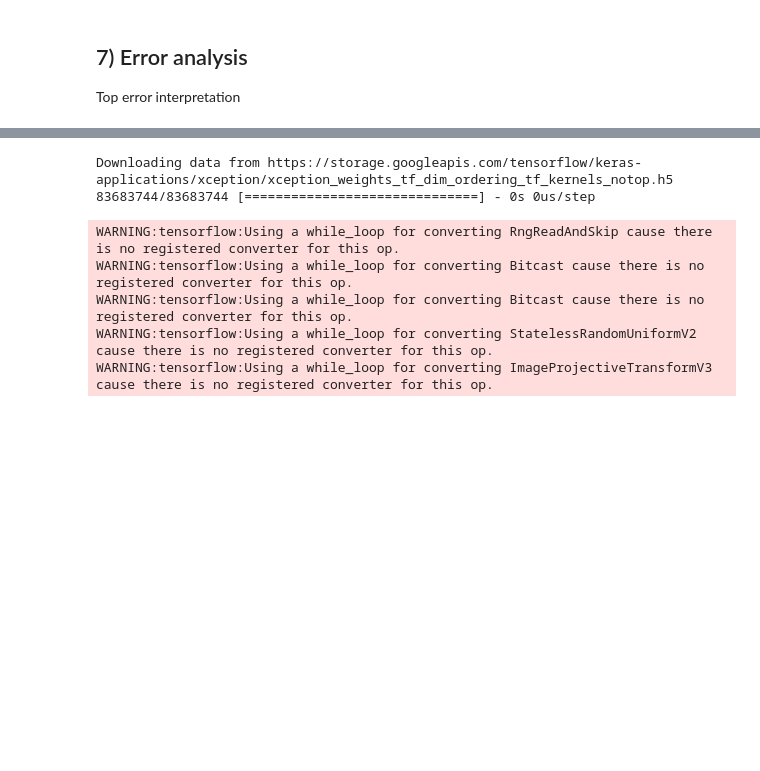
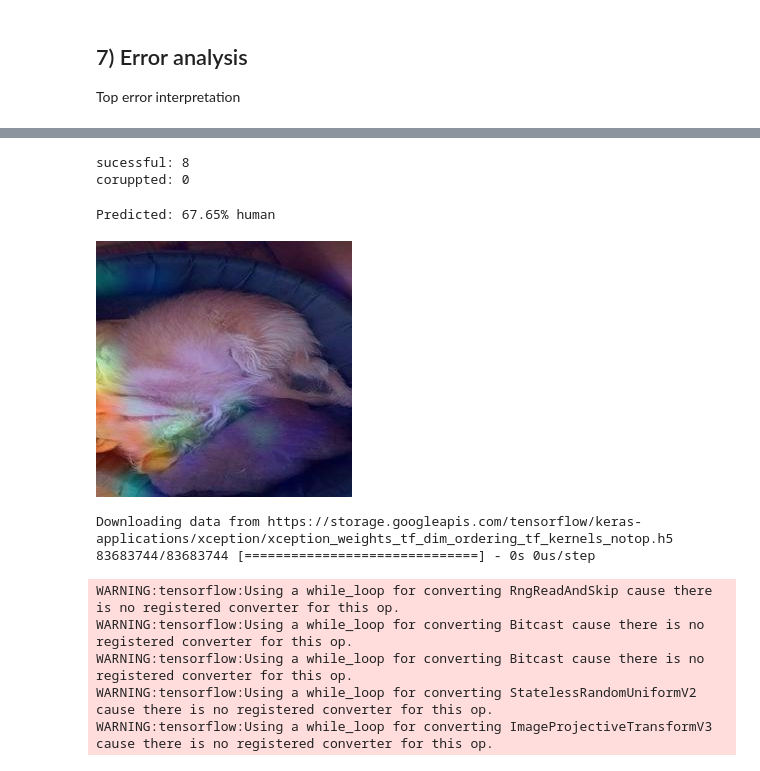
Before and after one commit to BredaUniversityADSAI/2022-23c-1fcmgt-reg-ai-01-HubertWalenczak220817, a Jupyter notebook: Week4/Creative-Brief-CNN.ipynb, the cells around one changed output, grey strips where cells are left out. Saved outputs shown, nothing was run; the diff lists cells and outputs as text; code cells hidden in the pictures; blank space fills up the shorter version.

```diff
--- a/Week4/Creative-Brief-CNN.ipynb
+++ b/Week4/Creative-Brief-CNN.ipynb
@@ -383,11 +479,0 @@ WARNING:tensorflow:Using a while_loop for converting ImageProjectiveTransformV3
-# %%
-'''
-img = keras.preprocessing.image.load_img("/path/to/img")
-
-img_array = keras.preprocessing.image.img_to_array(img)
-img_array = tf.expand_dims(img_array, 0)
-
-predictions = model.predict(img_array)
-score = float(predictions[0])
-print(f"This image is {100 * (1 - score):.2f}% animal and {100 * score:.2f}% human.")
-'''
@@ -397,3 +480,43 @@ This image is 48.43% animal and 51.57% human.
+# %%
+root_dir = "../testdata/"
+sucess = 0
+corrupt = 0
+img_size = (256,256)
+for filename in tqdm(glob.iglob(root_dir + '**/*.*', recursive=True)):
+    try:
+        im = ImagePIL.open(filename)
+        imResize = im.resize(img_size, ImagePIL.ANTIALIAS)
+        imResize.save(filename , 'JPEG')
+        imResize.verify()
+        sucess += 1
+
+    except (IOError, SyntaxError) as e:
+        os.remove(filename)
+        corrupt += 1
+
+print("sucessful: " + str(sucess))
+print("coruppted: " + str(corrupt))
+# %% [output]
+sucessful: 8
+coruppted: 0
+# %%
+last_conv_layer_name = 'conv2d_7'
+img_path = "../testdata/1.jpg"
+#img_path = "../data/1 - animal/003142d190664bf5a27472bc058a9295.jpg"
+img = keras.preprocessing.image.load_img(img_path)
+#display(Image(img_path))
+
+img_array = get_img_array(img_path, size=img_size)
+# Print what the top predicted class is
+preds = model.predict(img_array)
+print(f"Predicted: {100 * float(preds[0]):.2f}% human")
+
+# Generate class activation heatmap
+heatmap = make_gradcam_heatmap(img_array, model, last_conv_layer_name)
+save_and_display_gradcam(img_path, heatmap)
+# %% [output]
+Predicted: 67.65% human
+[figure, added]
 # %%
 base_model = keras.applications.Xception(
     weights='imagenet',  # Load weights pre-trained on ImageNet.
```
Also changed, not shown: parts of 15 cells of this notebook, 1 other file.
